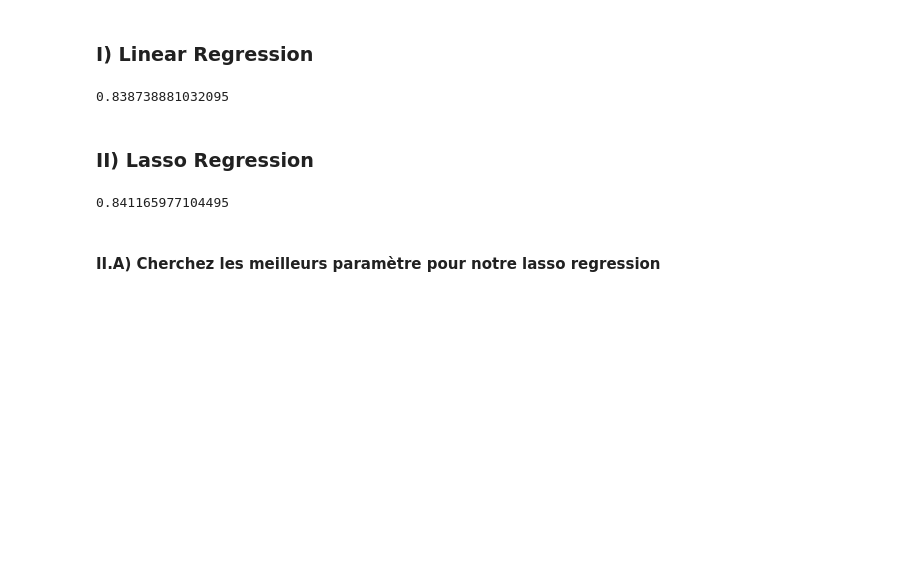
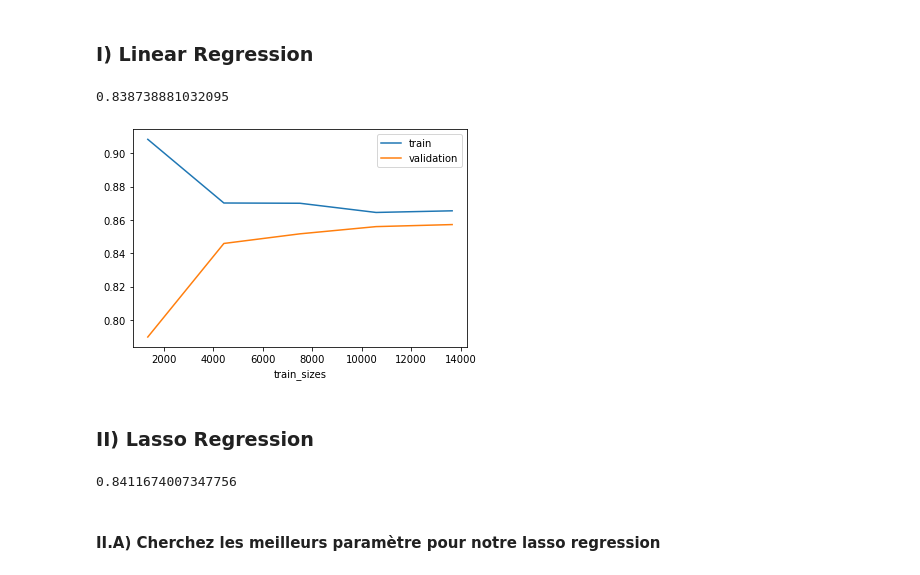
Before and after one commit to JynMoriarty/Analysis, a Jupyter notebook: modelisation.ipynb, the cells around one changed output. Drawn from its saved outputs; the diff is of its cells as text; code cells hidden in the pictures; blank space fills up the shorter version.

```diff
--- a/modelisation.ipynb
+++ b/modelisation.ipynb
@@ -103,14 +104,25 @@ lr_pipeline.fit(X_train,y_train)
 lr_pipeline.score(X_test,y_test)
 # %% [output]
 0.838738881032095
+# %%
+x =learning_curve(lr_pipeline,X_train,y_train,return_times=True)
+
+
+plt.plot(x[0], x[1].mean(axis=1), label='train')
+plt.plot(x[0], x[2].mean(axis=1), label='validation')
+plt.xlabel('train_sizes')
+plt.legend()
+plt.show()
+# %% [output]
+[figure, added]
 # %% [markdown]
 ### II) Lasso Regression
 # %%
-lasso_pipeline= make_pipeline(preprocessor,Lasso(random_state=0,alpha=0.6))
+lasso_pipeline= make_pipeline(preprocessor,Lasso(random_state=0,alpha=0.99))
 lasso_pipeline.fit(X_train,y_train)
 lasso_pipeline.score(X_test, y_test)
 # %% [output]
-0.841165977104495
+0.8411674007347756
 # %%
 lasso_pred = lasso_pipeline.predict(X_train)
 # %% [markdown]
```
Also changed, not shown: parts of 12 cells of this notebook, 7 other files.
